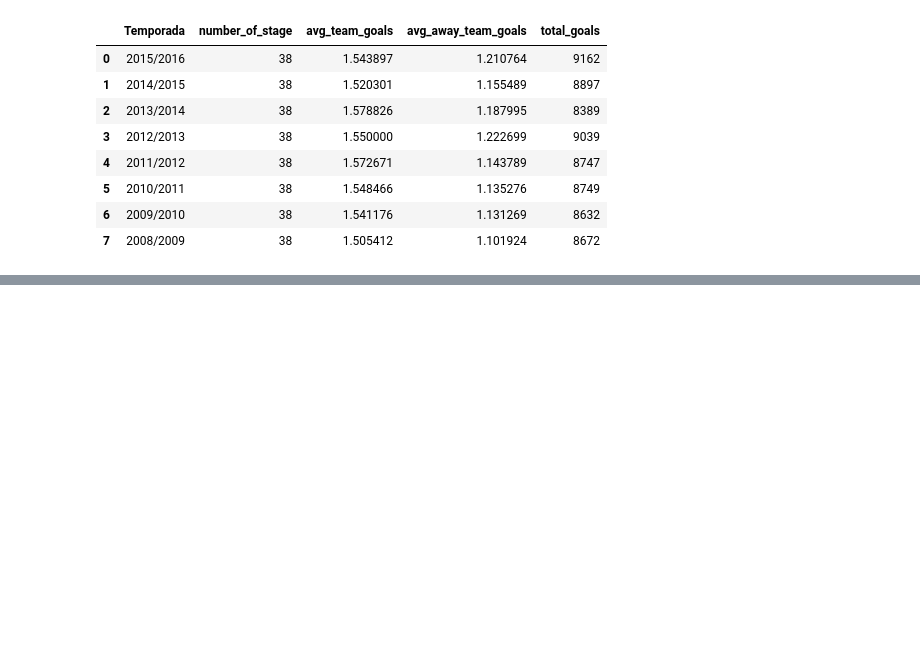
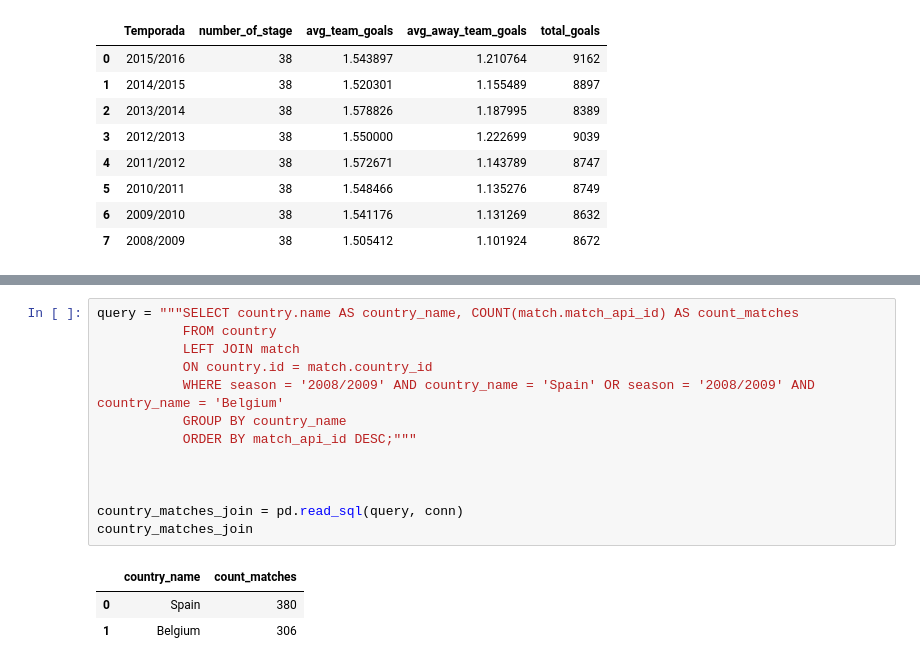
Before and after one commit to Dagnne/TalentoTechDag, a Jupyter notebook: Taller_SQL.ipynb, the cells around one changed output, grey strips where cells are left out. Drawn from its saved outputs; the diff is of its cells as text; blank space fills up the shorter version.

```diff
--- a/Taller_SQL.ipynb
+++ b/Taller_SQL.ipynb
@@ -1192,0 +1275,17 @@ stages_by_season
+# %%
+query = """SELECT country.name AS country_name, COUNT(match.match_api_id) AS count_matches
+           FROM country
+           LEFT JOIN match
+           ON country.id = match.country_id
+           WHERE season = '2008/2009' AND country_name = 'Spain' OR season = '2008/2009' AND country_name = 'Belgium'
+           GROUP BY country_name
+           ORDER BY match_api_id DESC;"""
+
+
+
+country_matches_join = pd.read_sql(query, conn)
+country_matches_join
+# %% [output]
+|  | country_name | count_matches |
+| 0 | Spain | 380 |
+| 1 | Belgium | 306 |
```
Also changed, not shown: parts of 10 cells of this notebook.
